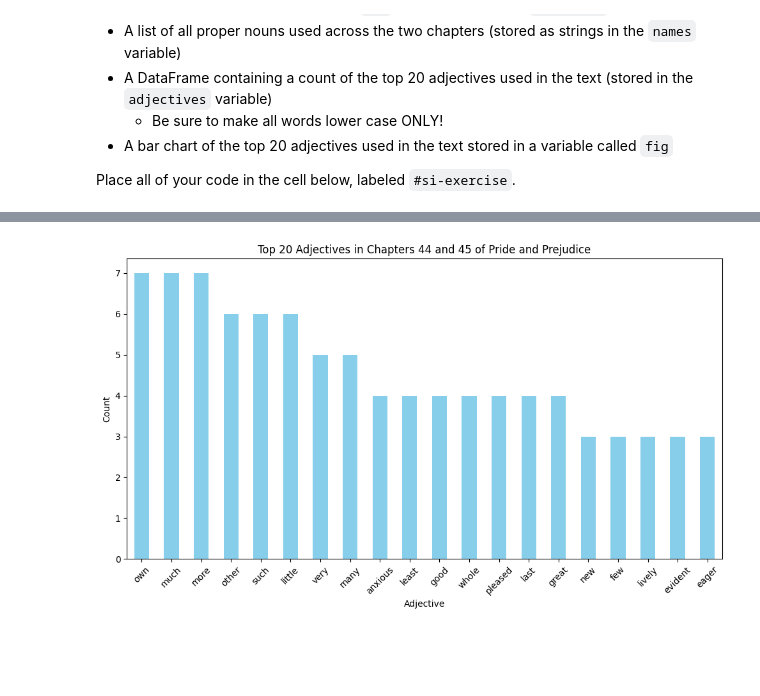
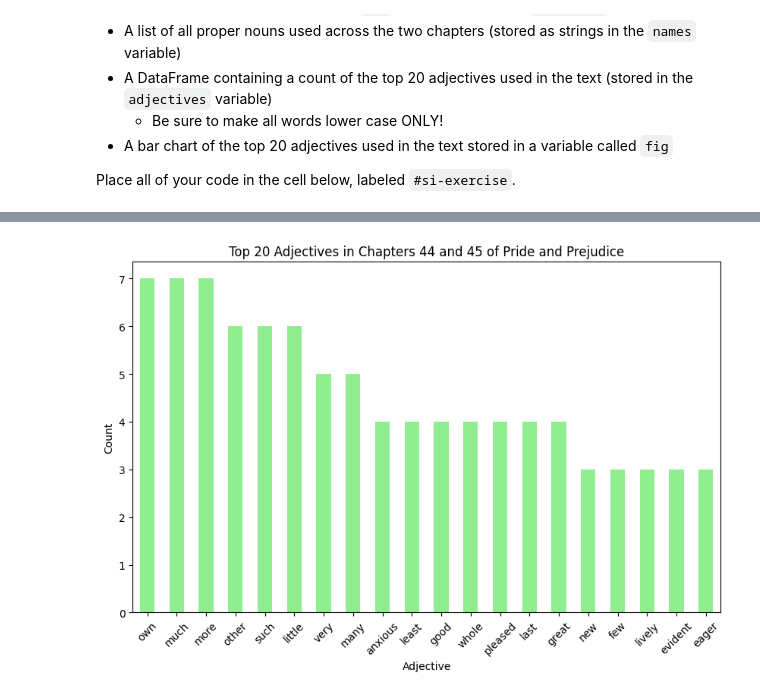
Before and after one commit to DianeMack22/econ8320-assignment-12, a Jupyter notebook: Lesson.ipynb, the cells around one changed output, grey strips where cells are left out. Cells and saved outputs as stored; diff of their text form; code cells hidden in the pictures; blank space fills up the shorter version.

```diff
--- a/Lesson.ipynb
+++ b/Lesson.ipynb
@@ -175,11 +175,8 @@ Place all of your code in the cell below, labeled `#si-exercise`.
 # %%
 #si-exercise
 
-! python -m spacy download en_core_web_sm
-
 import requests
 import spacy
-import matplotlib.pyplot as plt
 import pandas as pd
 from collections import Counter
 
@@ -193,24 +190,33 @@ doc = nlp(pride_text)
 sentences = len(list(doc.sents))
 
 # List of proper nouns
-nouns = [token.text for token in doc if token.pos_ == "PROPN"]
+names = sorted(
+    set(
+        token.text
+        for token in doc
+        if token.pos_ == "PROPN" and "_" not in token.text
+    )
+)
 
 # List and count of adjectives
-adjectives = [token.text.lower() for token in doc if token.pos_ == "ADJ"]
-adjective_counts = Counter(adjectives)
+adjectives_list = [token.text.lower() for token in doc if token.pos_ == "ADJ"]
+adjective_counts = Counter(adjectives_list)
 top_20_adjectives = adjective_counts.most_common(20)
 
 # Create a DataFrame for the top 20 adjectives
-adjectives_df = pd.DataFrame(top_20_adjectives, columns=['Adjective', 'Count'])
-adjectives_df
+adjectives = pd.DataFrame(top_20_adjectives, columns=['Adjective', 'Count'])
 
 # Bar chart of top 20 adjectives
-fig, ax = plt.subplots(figsize=(10, 6))
-adjectives_df.plot(kind='bar', x='Adjective', y='Count', ax=ax, legend=False, color='skyblue')
-ax.set_title('Top 20 Adjectives in Chapters 44 and 45 of Pride and Prejudice')
-ax.set_xlabel('Adjective')
-ax.set_ylabel('Count')
-plt.xticks(rotation=45)
-plt.tight_layout()
-plt.show()
+fig = adjectives.plot(
+    kind="bar",
+    x="Adjective",
+    y="Count",
+    title="Top 20 Adjectives in Chapters 44 and 45 of Pride and Prejudice",
+    color="lightgreen",
+    legend=False,
+    figsize=(10, 6),
+    rot=45
+)
+fig.set_xlabel("Adjective")
+fig.set_ylabel("Count")
 # %% [output]
@@ -234 +224 @@ order to load all the package's dependencies. You can do this by selecting the
-[figure, old version]
+[figure, new version]
```
Also changed, not shown: parts of 1 cell of this notebook.
